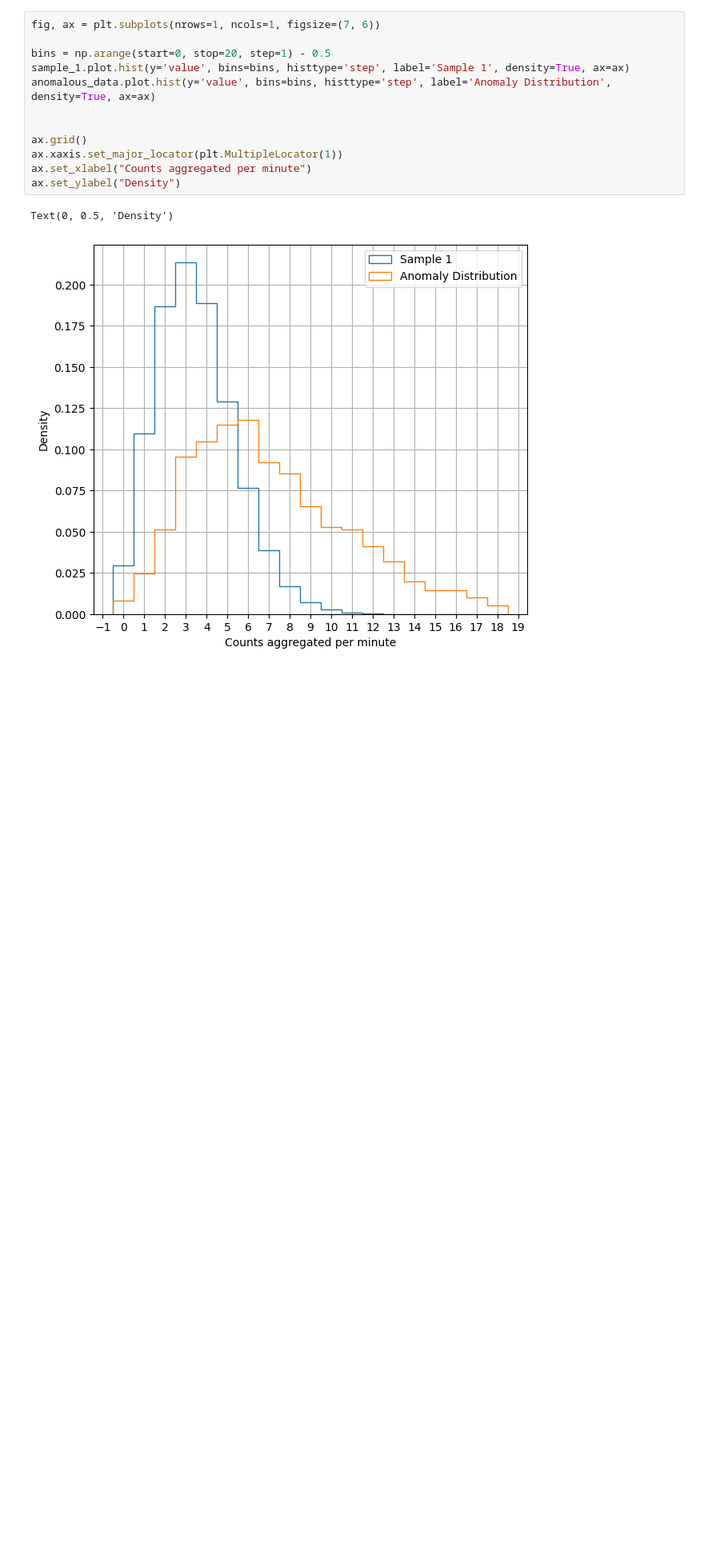
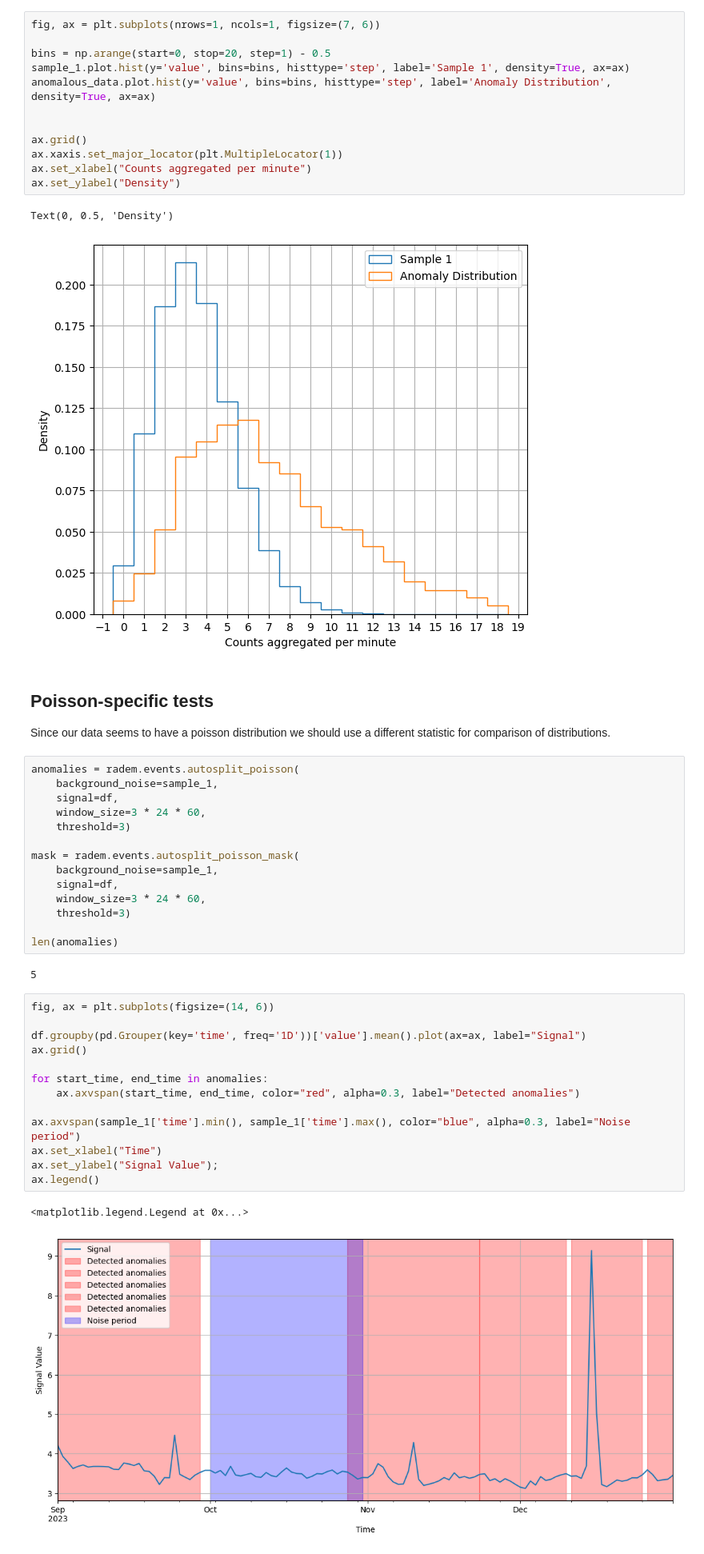
Before and after one commit to AGHRADEM/radem, a Jupyter notebook: src/radem/examples/total_gcr_dose.ipynb, the cells around one changed output. Shown at 80% size. Saved outputs shown, nothing was run; the diff lists cells and outputs as text; blank space fills up the shorter version.

```diff
--- a/src/radem/examples/total_gcr_dose.ipynb
+++ b/src/radem/examples/total_gcr_dose.ipynb
@@ -255,3 +255,38 @@ ax.set_ylabel("Density")
 # %% [output]
 Text(0, 0.5, 'Density')
 [figure]
+# %% [markdown]
+## Poisson-specific tests
+Since our data seems to have a poisson distribution we should use a different statistic for comparison of distributions.
+# %%
+anomalies = radem.events.autosplit_poisson(
+    background_noise=sample_1,
+    signal=df,
+    window_size=3 * 24 * 60,
+    threshold=3)
+
+mask = radem.events.autosplit_poisson_mask(
+    background_noise=sample_1,
+    signal=df,
+    window_size=3 * 24 * 60,
+    threshold=3)
+
+len(anomalies)
+# %% [output]
+5
+# %%
+fig, ax = plt.subplots(figsize=(14, 6))
+
+df.groupby(pd.Grouper(key='time', freq='1D'))['value'].mean().plot(ax=ax, label="Signal")
+ax.grid()
+
+for start_time, end_time in anomalies:
+    ax.axvspan(start_time, end_time, color="red", alpha=0.3, label="Detected anomalies")
+
+ax.axvspan(sample_1['time'].min(), sample_1['time'].max(), color="blue", alpha=0.3, label="Noise period")
+ax.set_xlabel("Time")
+ax.set_ylabel("Signal Value");
+ax.legend()
+# %% [output]
+<matplotlib.legend.Legend at 0x...>
+[figure, added]
```
Also changed, not shown: parts of 2 cells of this notebook, 2 other files.
